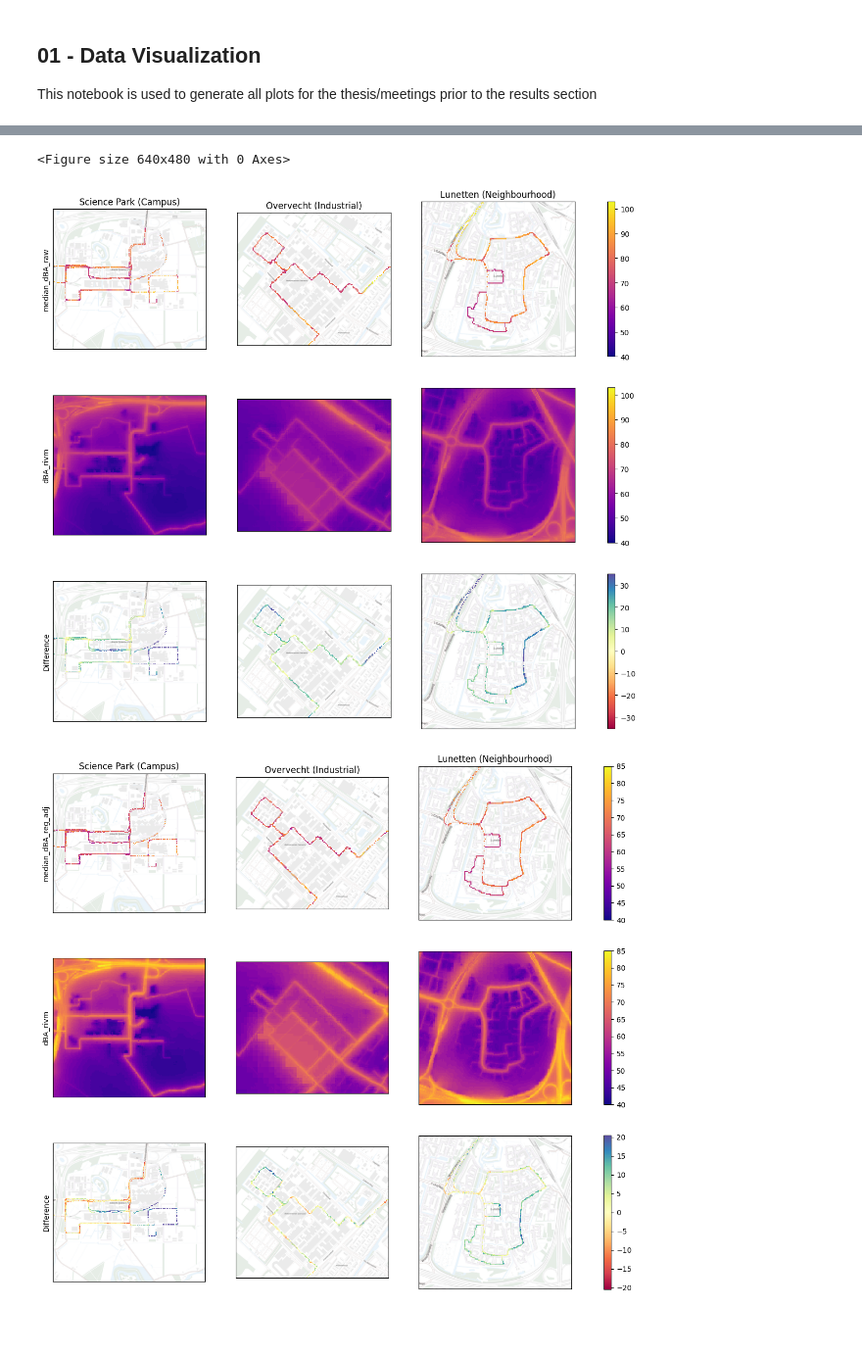
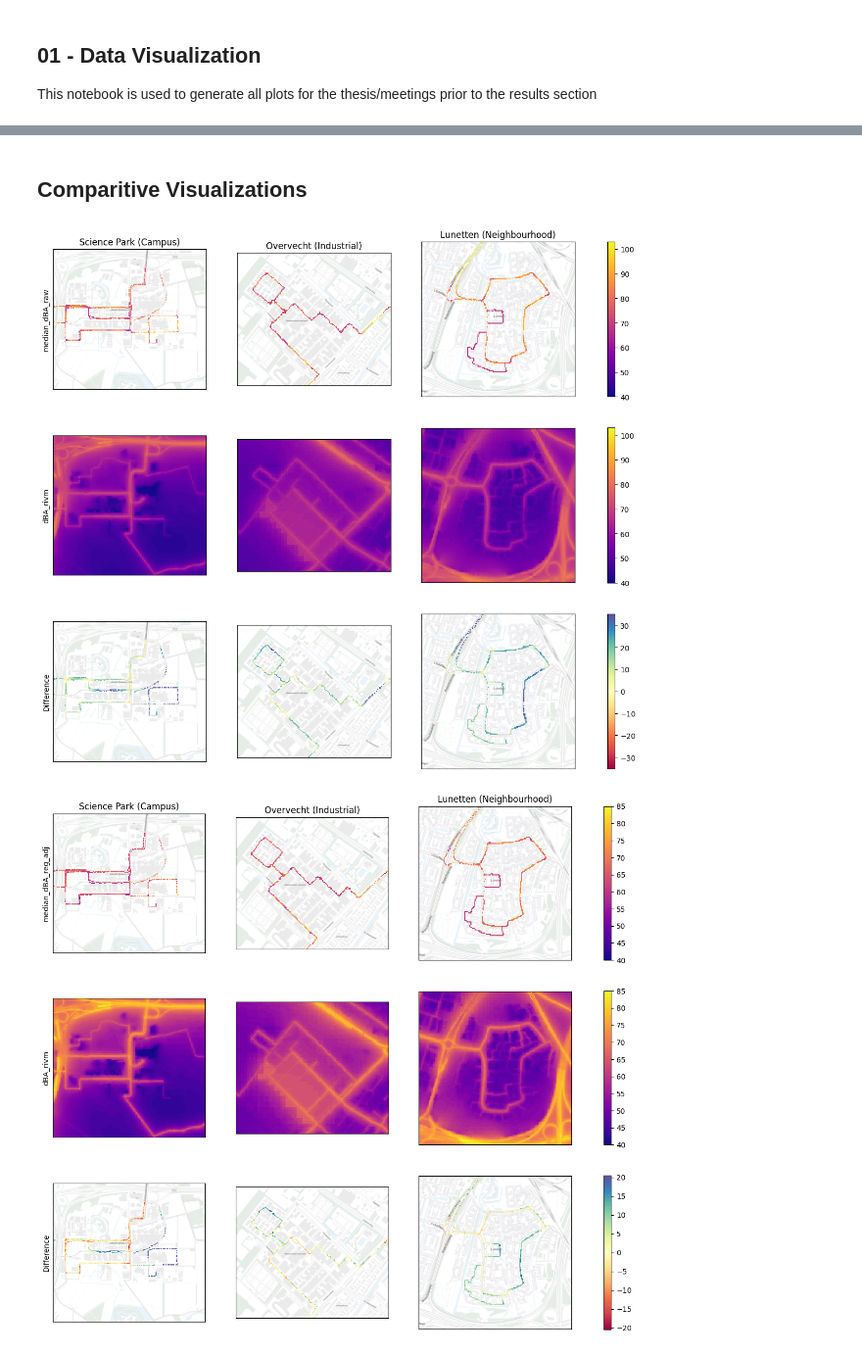
Before and after one commit to Floris-C/noise-thesis, a Jupyter notebook: method/01-data_visualization.ipynb, the cells around one changed output, grey strips where cells are left out. Shown at 98% size. Cells and saved outputs as stored; diff of their text form; code cells hidden in the pictures; blank space fills up the shorter version.

```diff
--- a/method/01-data_visualization.ipynb
+++ b/method/01-data_visualization.ipynb
@@ -121,3 +16,8 @@ Datum: Amersfoort
+# %%
+distributed_data_final_file_path = '..\\output\\distributed_data.GEOJSON'
+combined_gdf = gpd.read_file(distributed_data_final_file_path, engine='pyogrio', use_arrow=True)
+# %% [markdown]
+## Comparitive Visualizations
 # %%
 # define boundaries for each area of interest
 sciencepark_camps_bbox = (139486.6244,454224.0538,141610.1082,456148.5016)
@@ -129,15 +29,9 @@ area_bbox_masks = {
     'Overvecht (Industrial)': overvecht_industrial_bbox,
     'Lunetten (Neighbourhood)': lunetten_neighbourhood_bbox
 }
-
-
-
-#calling plot functions
-plt.tight_layout()
-fig = create_comparison_plot(combined_gdf, area_bbox_masks, 'median_dBA_raw', 'dBA_rivm')
-print()
-# fig.show()
-# %% [output]
-<Figure size 640x480 with 0 Axes>
-[figure, removed]
+# %%
+fig = utils.create_comparison_plot(combined_gdf, area_bbox_masks, 'median_dBA_raw', 'dBA_rivm')
+print()
+# %% [output]
+[figure, added]
 # %%
```
Also changed, not shown: parts of 10 cells of this notebook, 6 other files.
